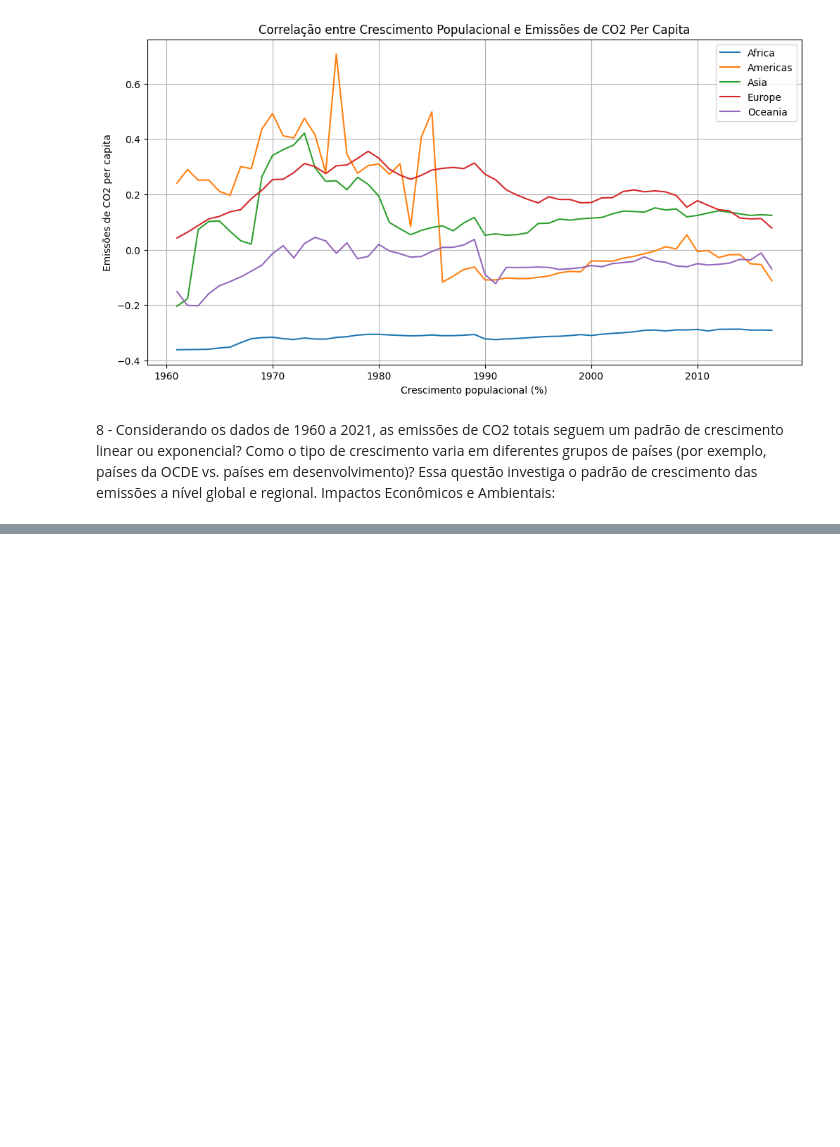
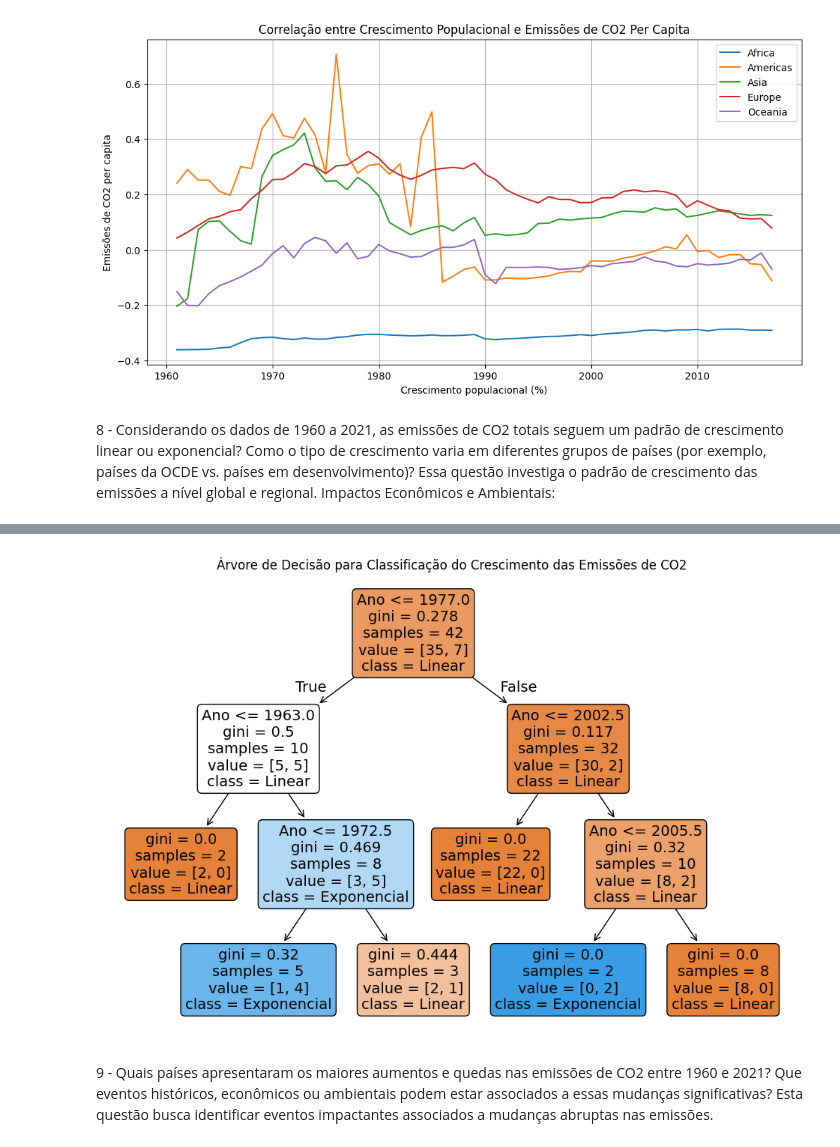
Before and after one commit to Rodrigo-Brasileiro/gsdatascience, a Jupyter notebook: carbon-footprint.ipynb, the cells around one changed output, grey strips where cells are left out. Saved outputs shown, nothing was run; the diff lists cells and outputs as text; code cells hidden in the pictures; blank space fills up the shorter version.

```diff
--- a/carbon-footprint.ipynb
+++ b/carbon-footprint.ipynb
@@ -1148,0 +1065,69 @@ R-quadrado (Polinomial): 0.9395760520456725
+# %%
+import pandas as pd
+import plotly.graph_objects as go
+import plotly.express as px
+from sklearn.tree import DecisionTreeClassifier, plot_tree
+from sklearn.model_selection import train_test_split
+import numpy as np
+
+# Carregar e agregar os dados de emissões globais
+co2_emissions = pd.read_csv("co2_emissions_kt_by_country.csv")
+global_co2_emissions = co2_emissions.groupby("year")['value'].sum().reset_index()
+
+# Converter 'year' para numérico
+global_co2_emissions['year'] = pd.to_numeric(global_co2_emissions['year'])
+# Remover anos com emissões NaN (se houver)
+global_co2_emissions = global_co2_emissions.dropna(subset=['value'])
+
+# Criar uma variável de classe para classificação: tipo de crescimento
+# Aqui, vamos simplificar classificando como 'linear' ou 'exponencial'
+# Para uma classificação mais complexa, poderíamos usar critérios mais rigorosos
+
+# Criar uma variável binária de crescimento (Linear = 0, Exponencial = 1)
+growth_type = np.where(global_co2_emissions['value'].pct_change() > 0.05, 1, 0)  # Exponencial se o crescimento for maior que 5%
+
+# Adicionar ao dataframe
+global_co2_emissions['growth_type'] = growth_type
+
+# Preparar os dados para a árvore de decisão
+X = global_co2_emissions[['year']]  # Usamos o ano como característica
+y = global_co2_emissions['growth_type']  # A variável target é o tipo de crescimento
+
+# Dividir os dados em treinamento e teste (não será utilizado para treino aqui, mas necessário para o modelo)
+X_train, X_test, y_train, y_test = train_test_split(X, y, test_size=0.3, random_state=42)
+
+# Criar o modelo de árvore de decisão
+tree_model = DecisionTreeClassifier(max_depth=3)
+tree_model.fit(X_train, y_train)
+
+# Prever as classes (tipo de crescimento)
+y_pred = tree_model.predict(X)
+
+# Adicionar a previsão ao dataframe
+global_co2_emissions['predicted_growth'] = y_pred
+
+# Plotar a árvore de decisão
+fig_tree = plt.figure(figsize=(12,8))
+plot_tree(tree_model, filled=True, feature_names=['Ano'], class_names=['Linear', 'Exponencial'], rounded=True)
+plt.title("Árvore de Decisão para Classificação do Crescimento das Emissões de CO2")
+plt.show()
+
+# Criar o gráfico com o tipo de crescimento classificado pela árvore de decisão
+fig = px.scatter(global_co2_emissions, x='year', y='value', color='predicted_growth',
+                 title="Emissões Globais de CO2 (1960-2021) Classificadas pelo Tipo de Crescimento",
+                 color_continuous_scale='Viridis')
+
+# Adicionar a linha de decisão para os tipos de crescimento
+fig.add_trace(go.Scatter(x=global_co2_emissions['year'], y=tree_model.predict(X) * global_co2_emissions['value'].max(),
+                         mode='lines', name='Classificação Árvore de Decisão'))
+
+# Atualizar os eixos e título
+fig.update_layout(xaxis_title="Ano", yaxis_title="Emissões de CO2 (kt)",
+                  legend_title="Tipo de Crescimento")
+fig.show()
+
+# Agora você pode ver a classificação do tipo de crescimento das emissões
+# %% [output]
+[figure, added]
+# %% [markdown]
+9 - Quais países apresentaram os maiores aumentos e quedas nas emissões de CO2 entre 1960 e 2021? Que eventos históricos, econômicos ou ambientais podem estar associados a essas mudanças significativas? Esta questão busca identificar eventos impactantes associados a mudanças abruptas nas emissões.
```
Also changed, not shown: parts of 9 cells of this notebook.
